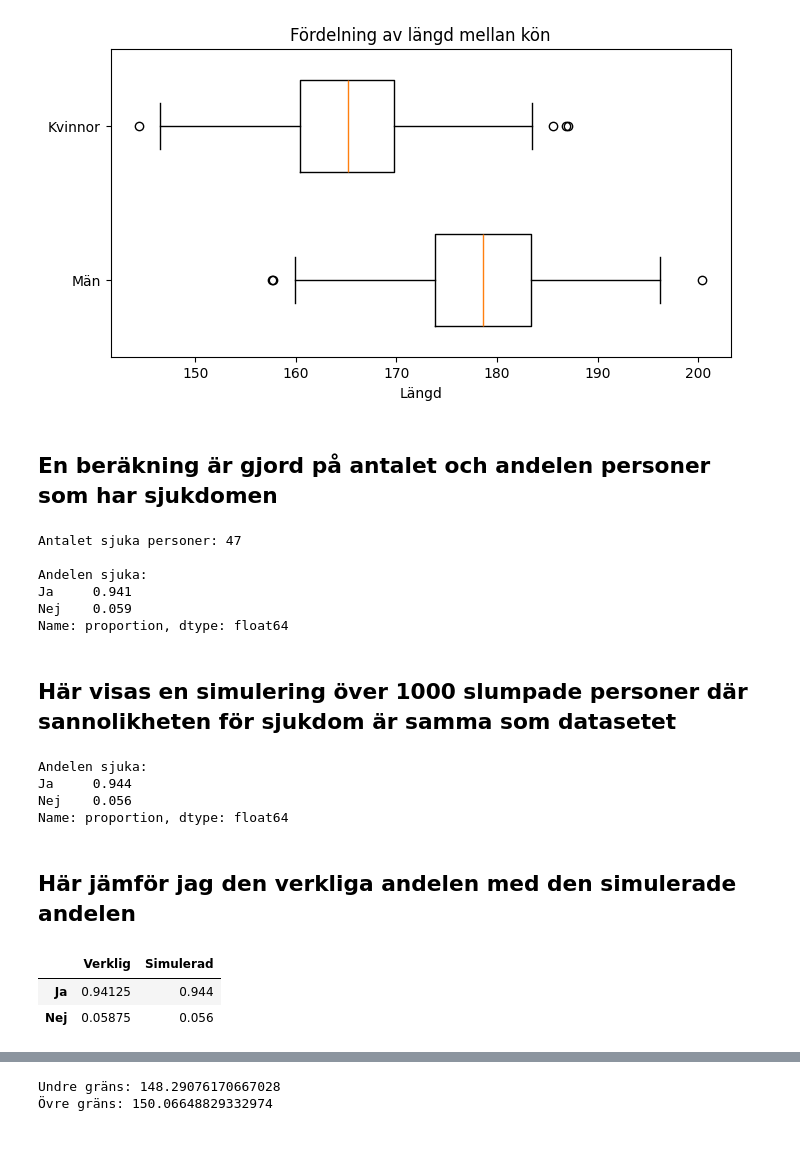
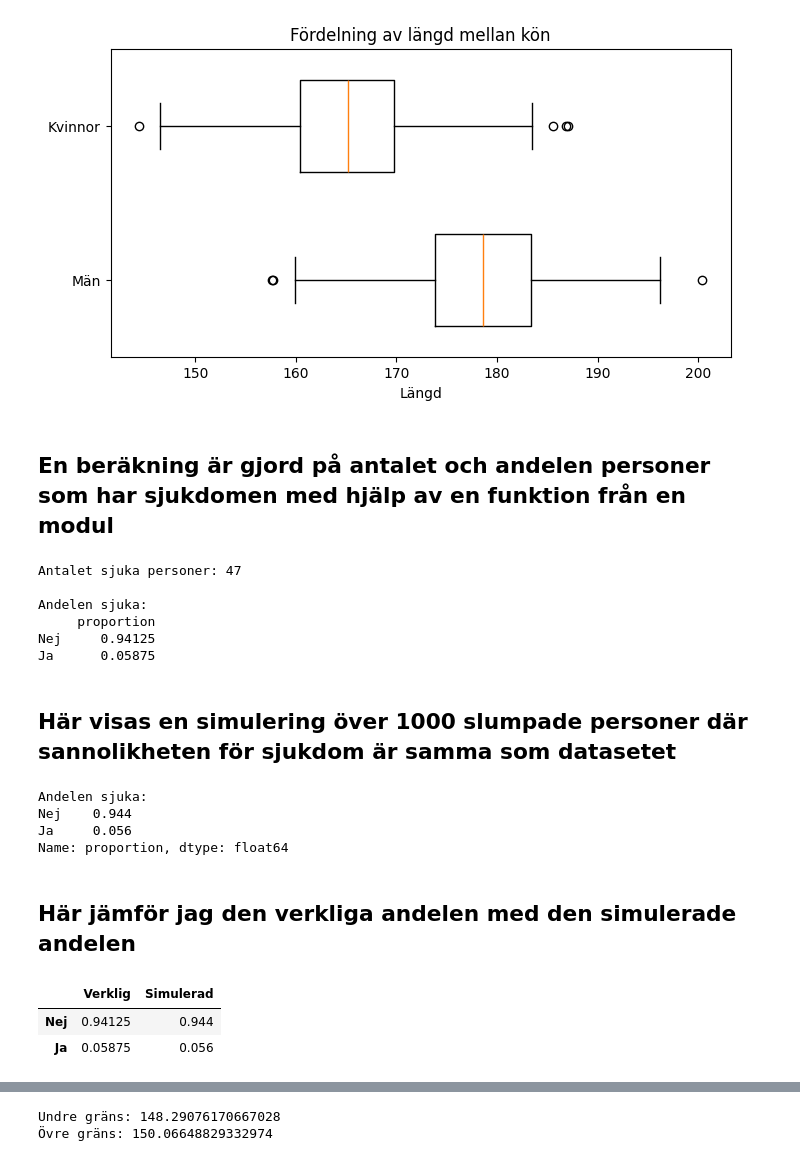
Before and after one commit to AntonAhnstedt/Healthstudy, a Jupyter notebook: Healthstudy.ipynb, the cells around one changed output, grey strips where cells are left out. Cells and saved outputs as stored; diff of their text form; code cells hidden in the pictures.

Commit message:
skapat metrics, viz och healthanalyzer, uppdaterat requirements och notebooken

```diff
--- a/Healthstudy.ipynb
+++ b/Healthstudy.ipynb
@@ -88,42 +75,42 @@ plt.show()
 # %% [output]
 [figure]
 # %% [markdown]
-## En beräkning är gjord på antalet och andelen personer som har sjukdomen
+## En beräkning är gjord på antalet och andelen personer som har sjukdomen med hjälp av en funktion från en modul
 # %%
-df_sick = len(df[df["disease"] == 1])
-print(f"Antalet sjuka personer: {df_sick}")
+calc_disease = metrics.calc_disease(df)
+print(f"Antalet sjuka personer:", calc_disease[0])
 print()
-df_sick_prob = df["disease"].value_counts(normalize=True)
-df_sick_prob.index = ["Ja", "Nej"]
 print(f"Andelen sjuka:")
-print(df_sick_prob.round(3))
+print(pd.DataFrame(calc_disease[1]))
 # %% [output]
 Antalet sjuka personer: 47
 
 Andelen sjuka:
-Ja     0.941
-Nej    0.059
-Name: proportion, dtype: float64
+     proportion
+Nej     0.94125
+Ja      0.05875
 # %% [markdown]
 ## Här visas en simulering över 1000 slumpade personer där sannolikheten för sjukdom är samma som datasetet
 # %%
-df_sim_prob = np.random.choice(["Ja", "Nej"], size=1000, p=df_sick_prob)
+df_sick_proportion = df["disease"].value_counts(normalize=True)
+df_sick_proportion.index = ["Nej", "Ja"]
+df_sim_prob = np.random.choice(["Nej", "Ja"], size=1000, p=df_sick_proportion)
 df_sim_prob = pd.Series(df_sim_prob).value_counts(normalize=True)
 print(f"Andelen sjuka:")
 print(df_sim_prob)
 # %% [output]
 Andelen sjuka:
-Ja     0.944
-Nej    0.056
+Nej    0.944
+Ja     0.056
 Name: proportion, dtype: float64
 # %% [markdown]
 ## Här jämför jag den verkliga andelen med den simulerade andelen
 # %%
-comp_real_sim = pd.DataFrame({"Verklig": df_sick_prob,
+comp_real_sim = pd.DataFrame({"Verklig": df_sick_proportion,
                               "Simulerad": df_sim_prob})
 comp_real_sim
 # %% [output]
 |  | Verklig | Simulerad |
-| Ja | 0.94125 | 0.944 |
-| Nej | 0.05875 | 0.056 |
+| Nej | 0.94125 | 0.944 |
+| Ja | 0.05875 | 0.056 |
 # %% [markdown]
```
Also changed, not shown: parts of 12 cells of this notebook, 4 other files.
